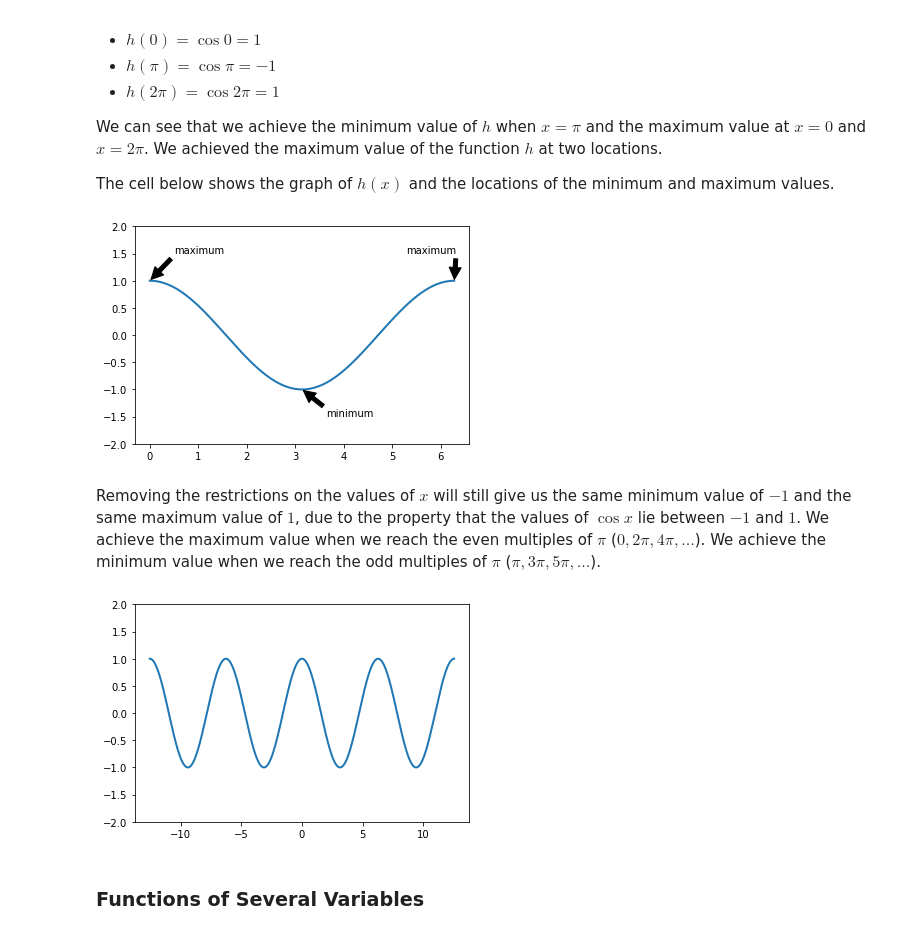
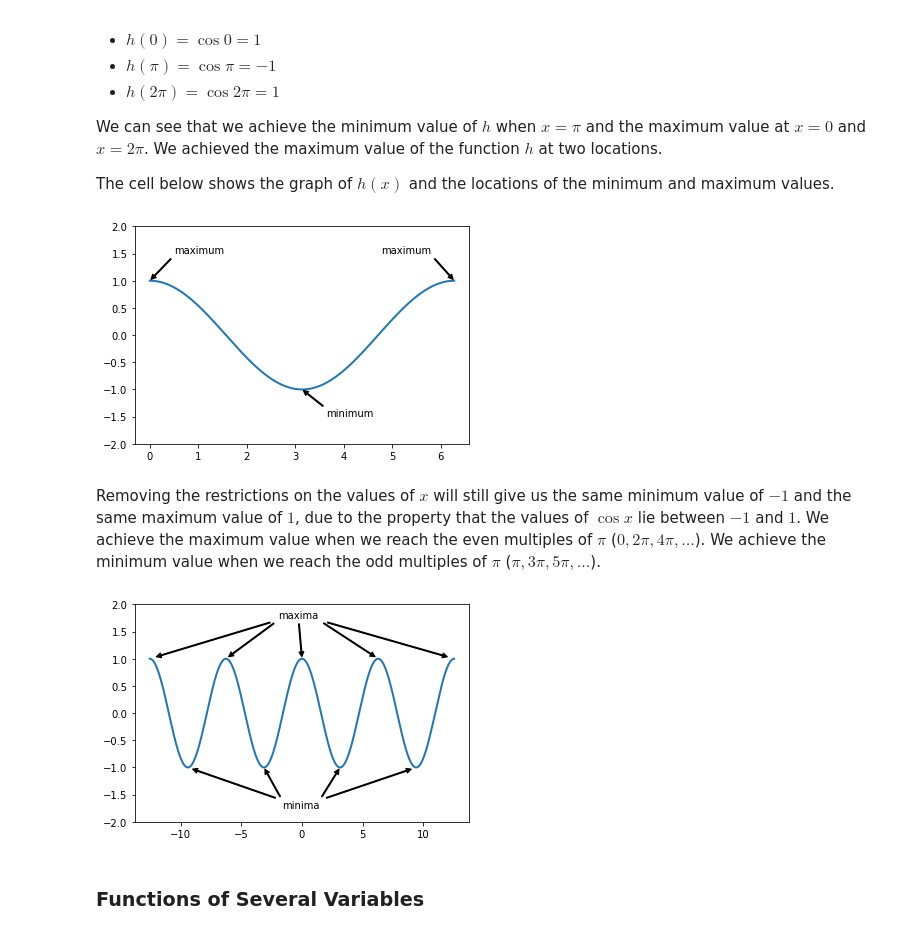
Before and after one commit to tinabargo/optimization-notes, a Jupyter notebook: Notebook 1 - Introduction to Optimization.ipynb, the cells around one changed output. Saved outputs shown, nothing was run; the diff lists cells and outputs as text; code cells hidden in the pictures.

```diff
--- a/Notebook 1 - Introduction to Optimization.ipynb
+++ b/Notebook 1 - Introduction to Optimization.ipynb
@@ -96,35 +101,59 @@ s = np.cos(t)
 line, = plt.plot(t, s, lw=2)
 
 plt.annotate('minimum', xy=(np.pi,-1), xytext=(np.pi+0.5,-1.5),
-             arrowprops=dict(facecolor='black', shrink=0.05))
+             arrowprops=dict(facecolor='black', width=1, headwidth=5,
+                             headlength=5, shrink=0.05))
 plt.annotate('maximum', xy=(0,1), xytext=(0.5,1.5),
-             arrowprops=dict(facecolor='black', shrink=0.05))
-plt.annotate('maximum', xy=(2*np.pi,1), xytext=(2*np.pi-1,1.5),
-             arrowprops=dict(facecolor='black', shrink=0.05))
+             arrowprops=dict(facecolor='black', width=1, headwidth=5,
+                             headlength=5, shrink=0.05))
+plt.annotate('maximum', xy=(2*np.pi,1), xytext=(2*np.pi-1.5,1.5),
+             arrowprops=dict(facecolor='black', width=1, headwidth=5,
+                             headlength=5, shrink=0.05))
 
 plt.ylim(-2,2)
 plt.show()
 # %% [output]
-[figure, old version]
+[figure, new version]
 # %% [markdown]
 Removing the restrictions on the values of $x$ will still give us the same minimum value of $-1$ and the same maximum value of $1$, due to the property that the values of $\cos x$ lie between $-1$ and $1$. We achieve the maximum value when we reach the even multiples of $\pi$ ($0, 2\pi, 4\pi, \dots$). We achieve the minimum value when we reach the odd multiples of $\pi$ ($\pi, 3\pi, 5\pi,\dots$).
 # %%
 # Plot of g(x) = x^3 - 2x^2 + x - 1, where x \in [-4\pi,4\pi]
 t = np.arange(-4*np.pi, 4*np.pi, 0.01)
 s = np.cos(t)
 line, = plt.plot(t, s, lw=2)
 
-# plt.annotate('minimum', xy=(np.pi,-1), xytext=(np.pi+0.5,-1.5),
-#              arrowprops=dict(facecolor='black', shrink=0.05))
-# plt.annotate('maximum', xy=(0,1), xytext=(0.5,1.5),
-#              arrowprops=dict(facecolor='black', shrink=0.05))
-# plt.annotate('maximum', xy=(2*np.pi,1), xytext=(2*np.pi-1,1.5),
-#              arrowprops=dict(facecolor='black', shrink=0.05))
+plt.annotate('minima', xy=(-3*np.pi,-1), xytext=(-np.pi+1.5,-1.75),
+             arrowprops=dict(facecolor='black', width=1, headwidth=5,
+                             headlength=5, shrink=0.05))
+plt.annotate('minima', xy=(-np.pi,-1), xytext=(-np.pi+1.5,-1.75), alpha=0,
+             arrowprops=dict(facecolor='black', width=1, headwidth=5,
+                             headlength=5, shrink=0.05))
+plt.annotate('minima', xy=(np.pi,-1), xytext=(-np.pi+1.5,-1.75), alpha=0,
+             arrowprops=dict(facecolor='black', width=1, headwidth=5,
+                             headlength=5, shrink=0.05))
+plt.annotate('minima', xy=(3*np.pi,-1), xytext=(-np.pi+1.5,-1.75), alpha=0,
+             arrowprops=dict(facecolor='black', width=1, headwidth=5,
+                             headlength=5, shrink=0.05))
+plt.annotate('maxima', xy=(-4*np.pi,1), xytext=(-np.pi+1.2,1.75),
+             arrowprops=dict(facecolor='black', width=1, headwidth=5,
+                             headlength=5, shrink=0.05))
+plt.annotate('maxima', xy=(-2*np.pi,1), xytext=(-np.pi+1.2,1.75), alpha=0,
+             arrowprops=dict(facecolor='black', width=1, headwidth=5,
+                             headlength=5, shrink=0.05))
+plt.annotate('maxima', xy=(0,1), xytext=(-np.pi+1.2,1.75), alpha=0,
+             arrowprops=dict(facecolor='black', width=1, headwidth=5,
+                             headlength=5, shrink=0.05))
+plt.annotate('maxima', xy=(2*np.pi,1), xytext=(-np.pi+1.2,1.75), alpha=0,
+             arrowprops=dict(facecolor='black', width=1, headwidth=5,
+                             headlength=5, shrink=0.05))
+plt.annotate('maxima', xy=(4*np.pi,1), xytext=(-np.pi+1.2,1.75), alpha=0,
+             arrowprops=dict(facecolor='black', width=1, headwidth=5,
+                             headlength=5, shrink=0.05))
 
 plt.ylim(-2,2)
 plt.show()
 # %% [output]
-[figure, old version]
+[figure, new version]
 # %% [markdown]
 ### Functions of Several Variables
 # %% [markdown]
```
Also changed, not shown: parts of 2 cells of this notebook.
